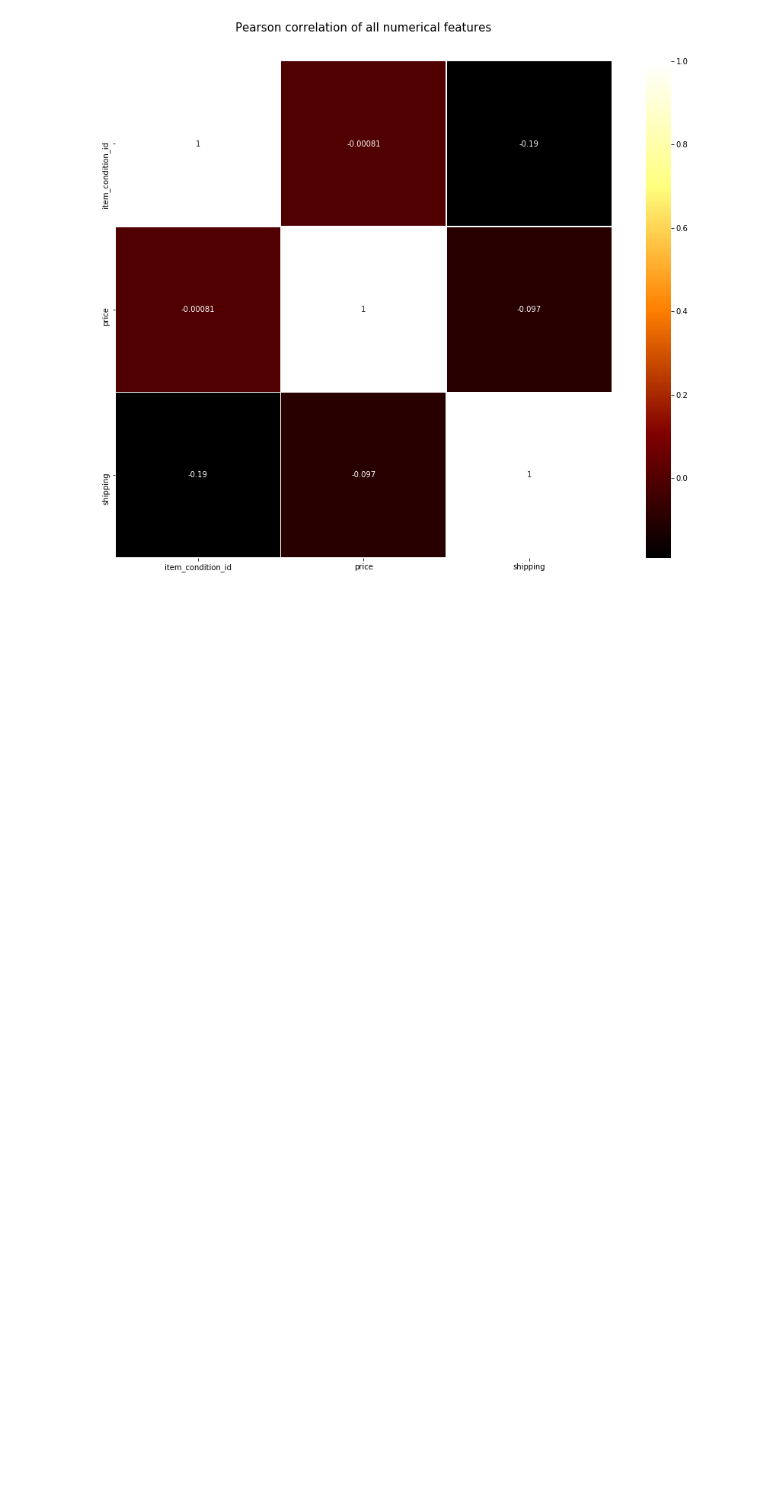
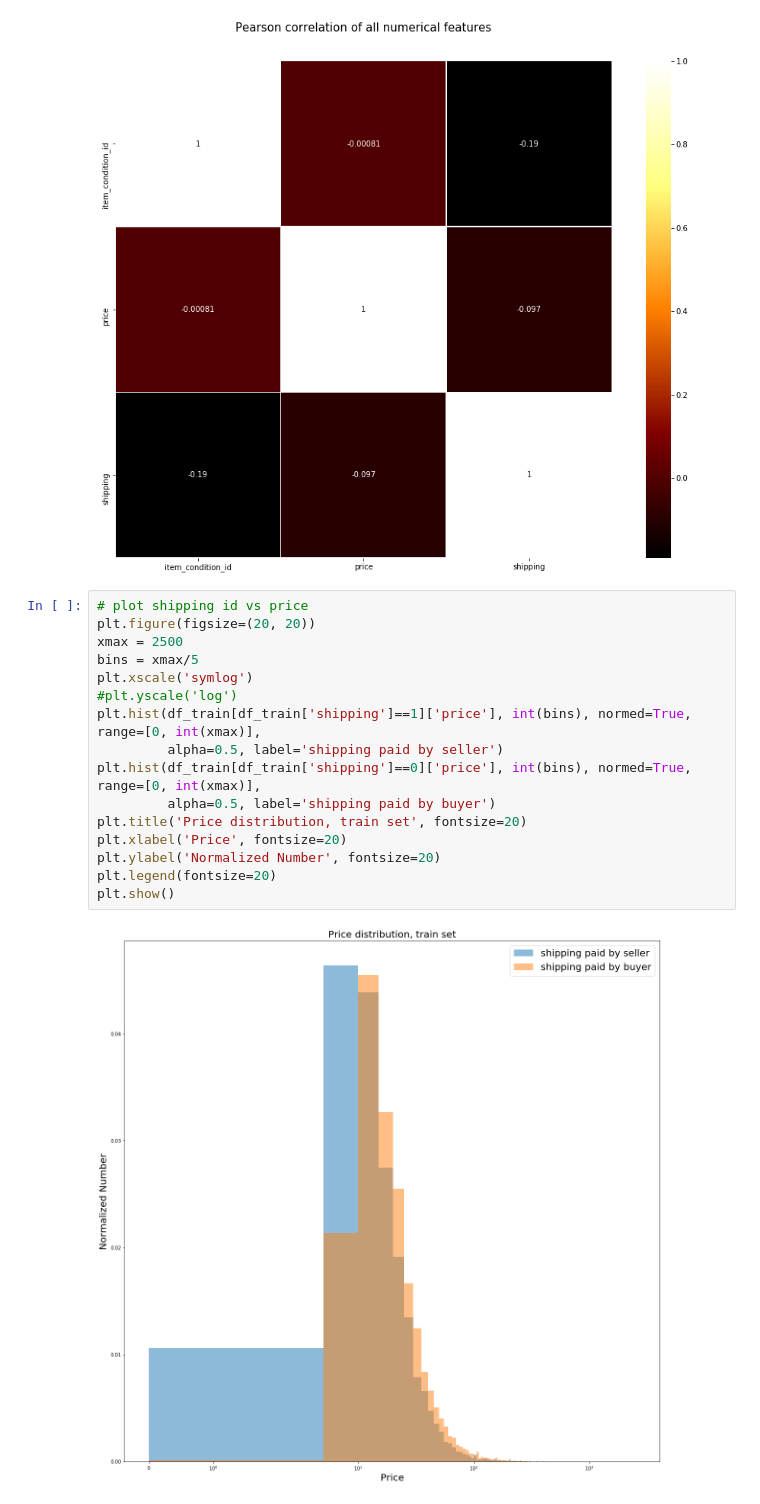
Before and after one commit to weihuacern/MPSCKernelGit, a Jupyter notebook: FeatureConstructor.ipynb, the cells around one changed output. Drawn from its saved outputs; the diff is of its cells as text; blank space fills up the shorter version.

Commit message:
good, start text visualization

```diff
--- a/FeatureConstructor.ipynb
+++ b/FeatureConstructor.ipynb
@@ -82,3 +82,21 @@ sns.heatmap(train_num.corr(),linewidths=0.1,vmax=1.0, square=True,
 del df_train_tmp
 # %% [output]
 [figure]
+# %%
+# plot shipping id vs price
+plt.figure(figsize=(20, 20))
+xmax = 2500
+bins = xmax/5
+plt.xscale('symlog')
+#plt.yscale('log')
+plt.hist(df_train[df_train['shipping']==1]['price'], int(bins), normed=True, range=[0, int(xmax)],
+         alpha=0.5, label='shipping paid by seller')
+plt.hist(df_train[df_train['shipping']==0]['price'], int(bins), normed=True, range=[0, int(xmax)],
+         alpha=0.5, label='shipping paid by buyer')
+plt.title('Price distribution, train set', fontsize=20)
+plt.xlabel('Price', fontsize=20)
+plt.ylabel('Normalized Number', fontsize=20)
+plt.legend(fontsize=20)
+plt.show()
+# %% [output]
+[figure, added]
```
Also changed, not shown: parts of 2 cells of this notebook.
